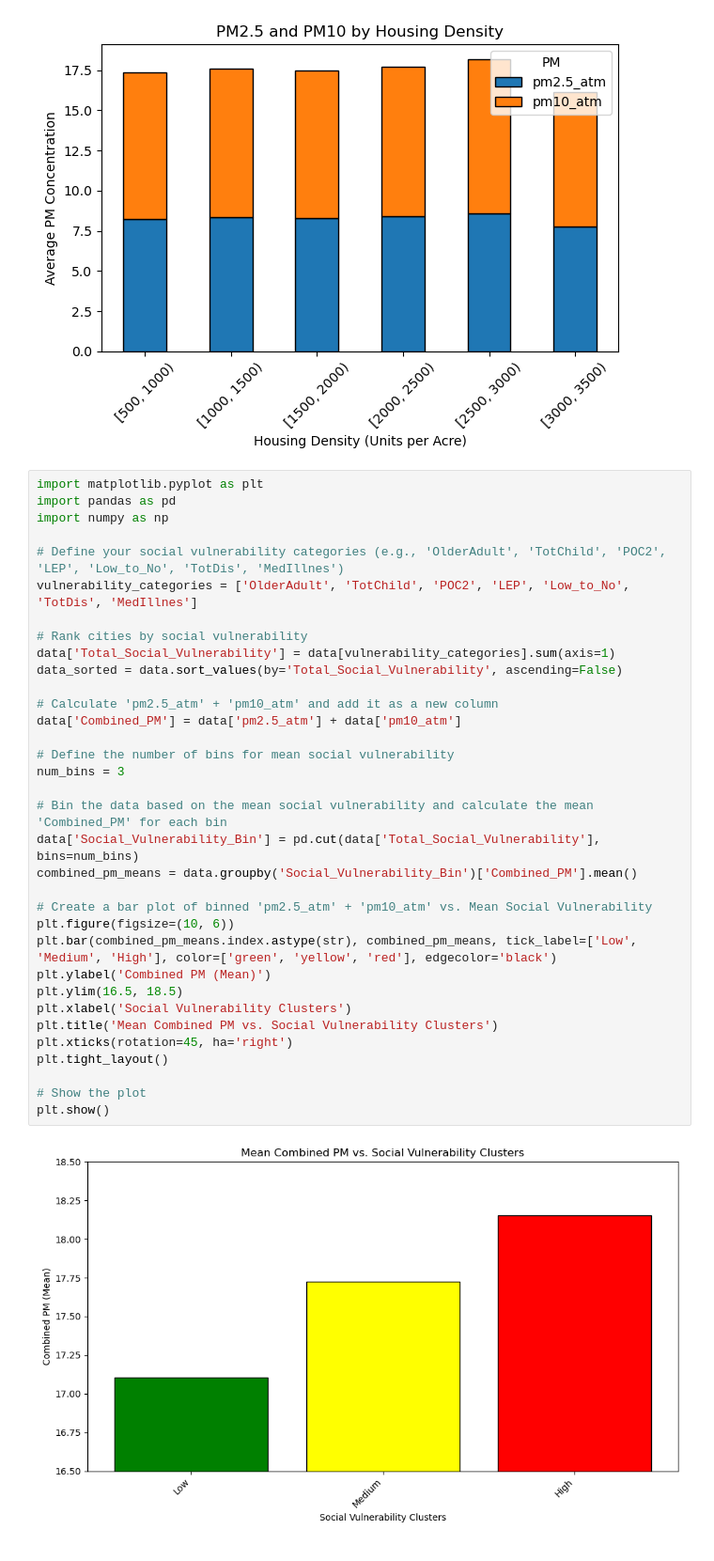
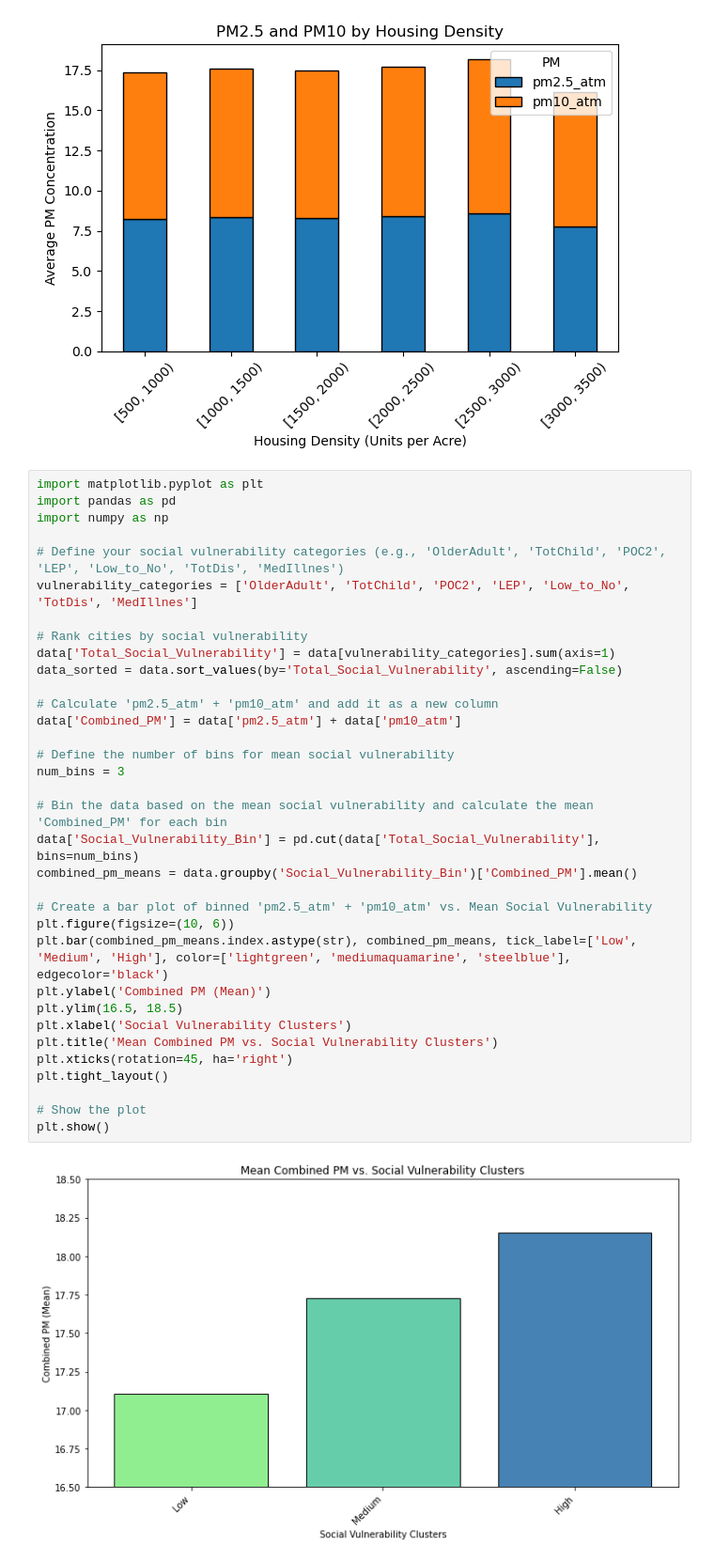
Before and after one commit to BU-Spark/ds-boston-transit-air-quality, a Jupyter notebook: fa23-team-a/code/housing_social.ipynb, the cells around one changed output. Shown at 94% size. Drawn from its saved outputs; the diff is of its cells as text.

Commit message:
Bar Graph Modification

```diff
--- a/fa23-team-a/code/housing_social.ipynb
+++ b/fa23-team-a/code/housing_social.ipynb
@@ -83,32 +83,32 @@ import numpy as np
 
 # Define your social vulnerability categories (e.g., 'OlderAdult', 'TotChild', 'POC2', 'LEP', 'Low_to_No', 'TotDis', 'MedIllnes')
 vulnerability_categories = ['OlderAdult', 'TotChild', 'POC2', 'LEP', 'Low_to_No', 'TotDis', 'MedIllnes']
 
 # Rank cities by social vulnerability
 data['Total_Social_Vulnerability'] = data[vulnerability_categories].sum(axis=1)
 data_sorted = data.sort_values(by='Total_Social_Vulnerability', ascending=False)
 
 # Calculate 'pm2.5_atm' + 'pm10_atm' and add it as a new column
 data['Combined_PM'] = data['pm2.5_atm'] + data['pm10_atm']
 
 # Define the number of bins for mean social vulnerability
 num_bins = 3
 
 # Bin the data based on the mean social vulnerability and calculate the mean 'Combined_PM' for each bin
 data['Social_Vulnerability_Bin'] = pd.cut(data['Total_Social_Vulnerability'], bins=num_bins)
 combined_pm_means = data.groupby('Social_Vulnerability_Bin')['Combined_PM'].mean()
 
 # Create a bar plot of binned 'pm2.5_atm' + 'pm10_atm' vs. Mean Social Vulnerability
 plt.figure(figsize=(10, 6))
-plt.bar(combined_pm_means.index.astype(str), combined_pm_means, tick_label=['Low', 'Medium', 'High'], color=['green', 'yellow', 'red'], edgecolor='black')
+plt.bar(combined_pm_means.index.astype(str), combined_pm_means, tick_label=['Low', 'Medium', 'High'], color=['lightgreen', 'mediumaquamarine', 'steelblue'], edgecolor='black')
 plt.ylabel('Combined PM (Mean)')
 plt.ylim(16.5, 18.5)
 plt.xlabel('Social Vulnerability Clusters')
 plt.title('Mean Combined PM vs. Social Vulnerability Clusters')
 plt.xticks(rotation=45, ha='right')
 plt.tight_layout()
 
 # Show the plot
 plt.show()
 # %% [output]
-[figure, old version]
+[figure, new version]
```
Also changed, not shown: parts of 1 cell of this notebook, 1 other file.
